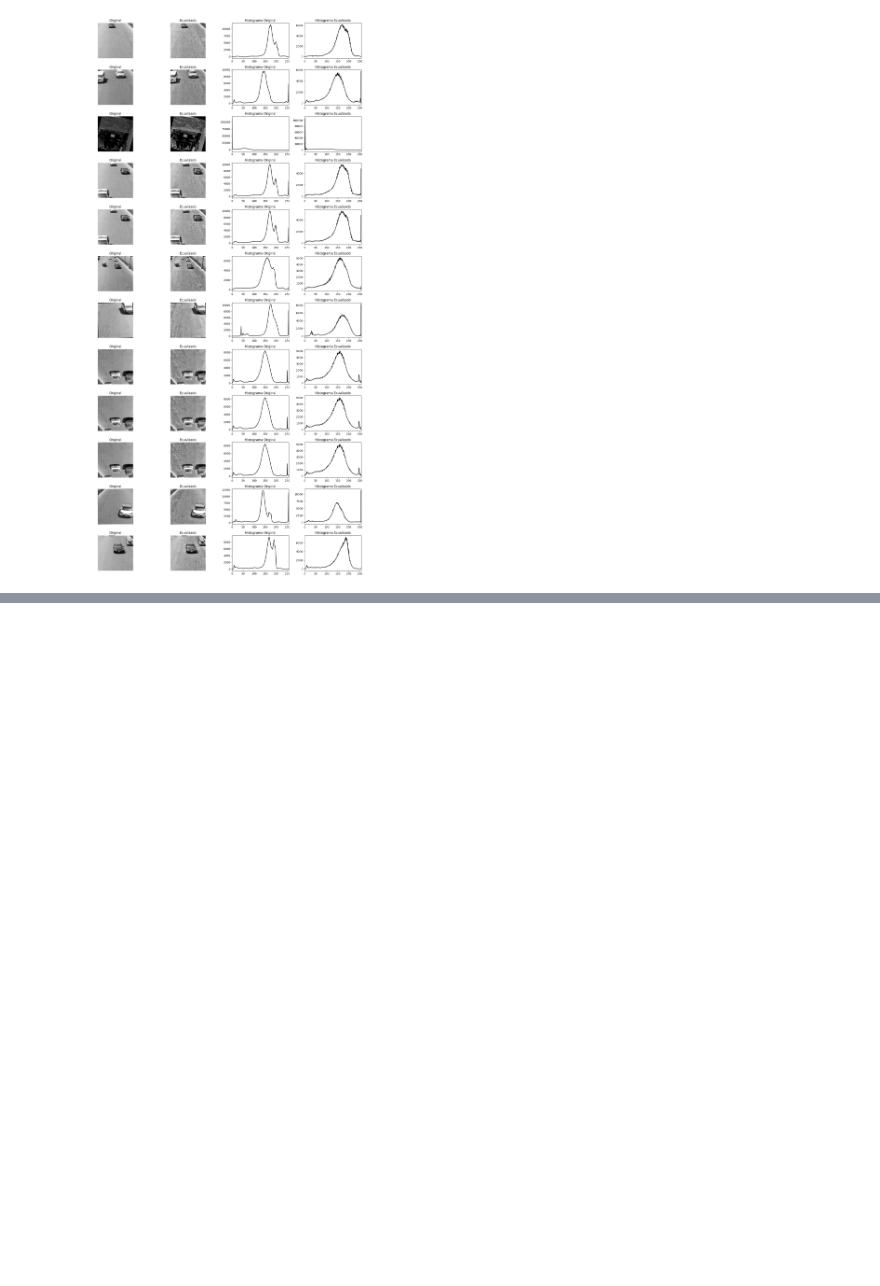
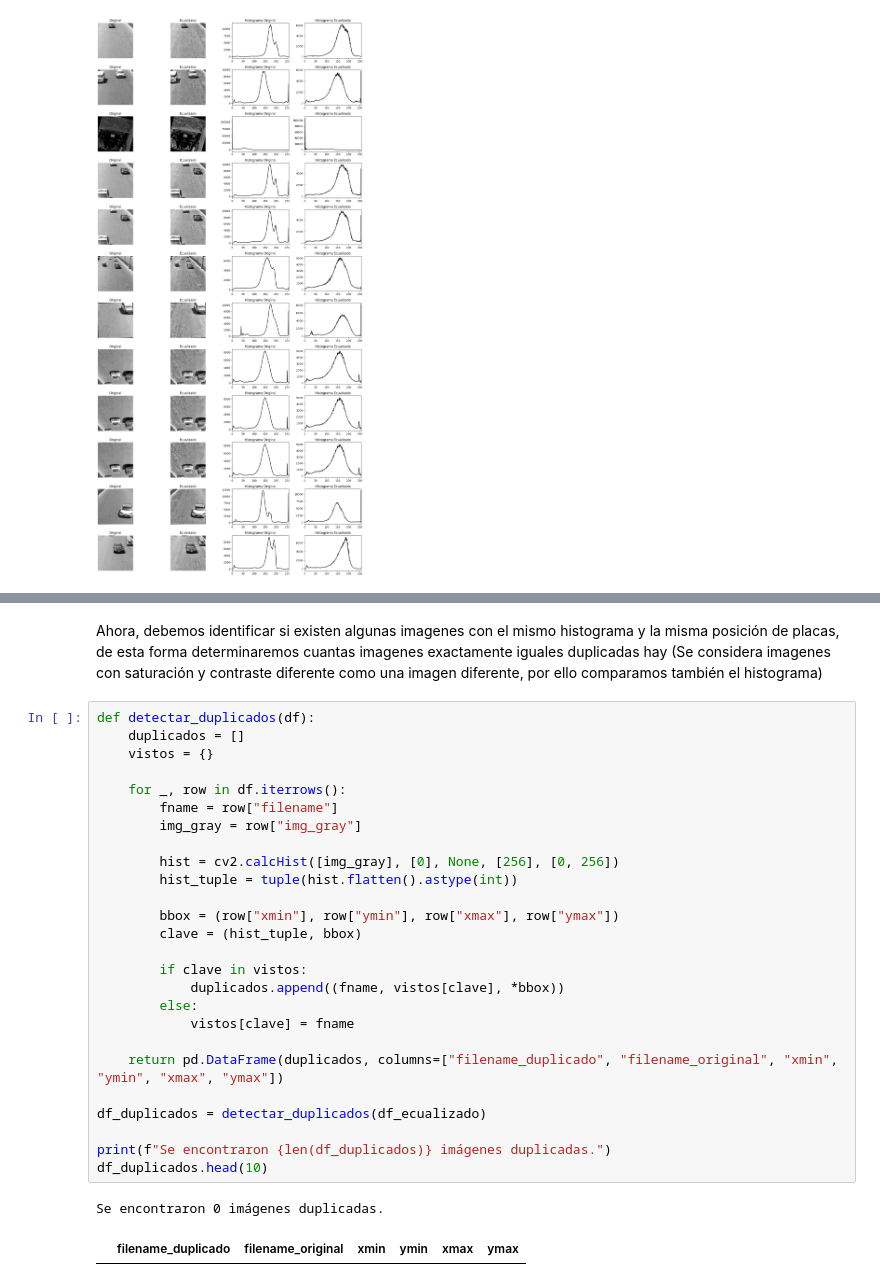
Before and after one commit to MauColab/Autoscan, a Jupyter notebook: ANÁLISIS GEOMÉTRICO.ipynb, the cells around one changed output, grey strips where cells are left out. Saved outputs shown, nothing was run; the diff lists cells and outputs as text; blank space fills up the shorter version.

Commit message:
feat: se agregó la verificación de imagenes duplicadas (no hay ninguna asi que no sirvió pa nah)

```diff
--- a/ANÁLISIS GEOMÉTRICO.ipynb
+++ b/ANÁLISIS GEOMÉTRICO.ipynb
@@ -367,0 +402,31 @@ plt.show()
+# %% [markdown]
+Ahora, debemos identificar si existen algunas imagenes con el mismo histograma y la misma posición de placas, de esta forma determinaremos cuantas imagenes exactamente iguales duplicadas hay (Se considera imagenes con saturación y contraste diferente como una imagen diferente, por ello comparamos también el histograma)
+# %%
+def detectar_duplicados(df):
+    duplicados = []
+    vistos = {}
+
+    for _, row in df.iterrows():
+        fname = row["filename"]
+        img_gray = row["img_gray"]
+
+        hist = cv2.calcHist([img_gray], [0], None, [256], [0, 256])
+        hist_tuple = tuple(hist.flatten().astype(int))
+
+        bbox = (row["xmin"], row["ymin"], row["xmax"], row["ymax"])
+        clave = (hist_tuple, bbox)
+
+        if clave in vistos:
+            duplicados.append((fname, vistos[clave], *bbox))
+        else:
+            vistos[clave] = fname
+
+    return pd.DataFrame(duplicados, columns=["filename_duplicado", "filename_original", "xmin", "ymin", "xmax", "ymax"])
+
+df_duplicados = detectar_duplicados(df_ecualizado)
+
+print(f"Se encontraron {len(df_duplicados)} imágenes duplicadas.")
+df_duplicados.head(10)
+# %% [output]
+Se encontraron 0 imágenes duplicadas.
+|  | filename_duplicado | filename_original | xmin | ymin | xmax | ymax |
```
Also changed, not shown: parts of 11 cells of this notebook.
